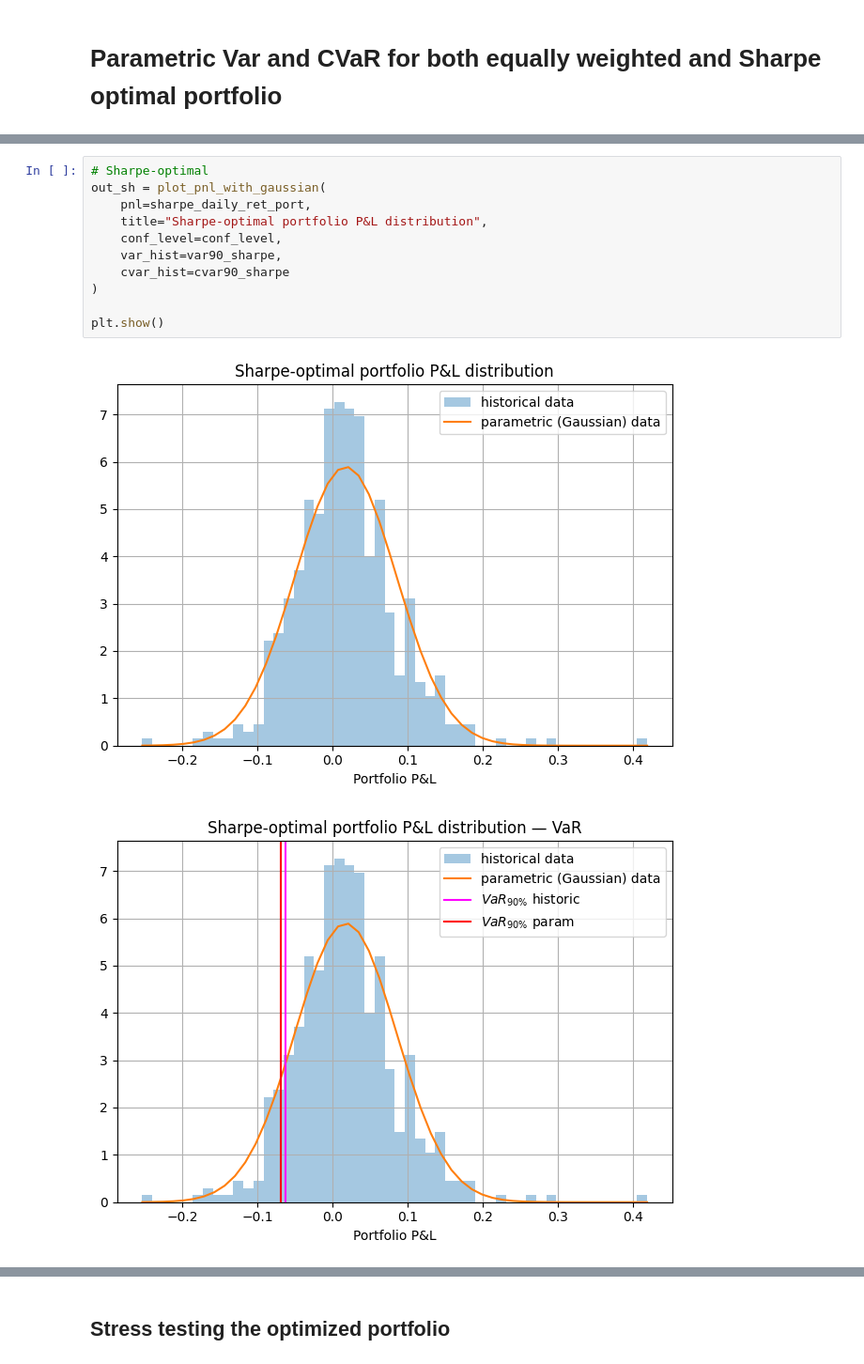
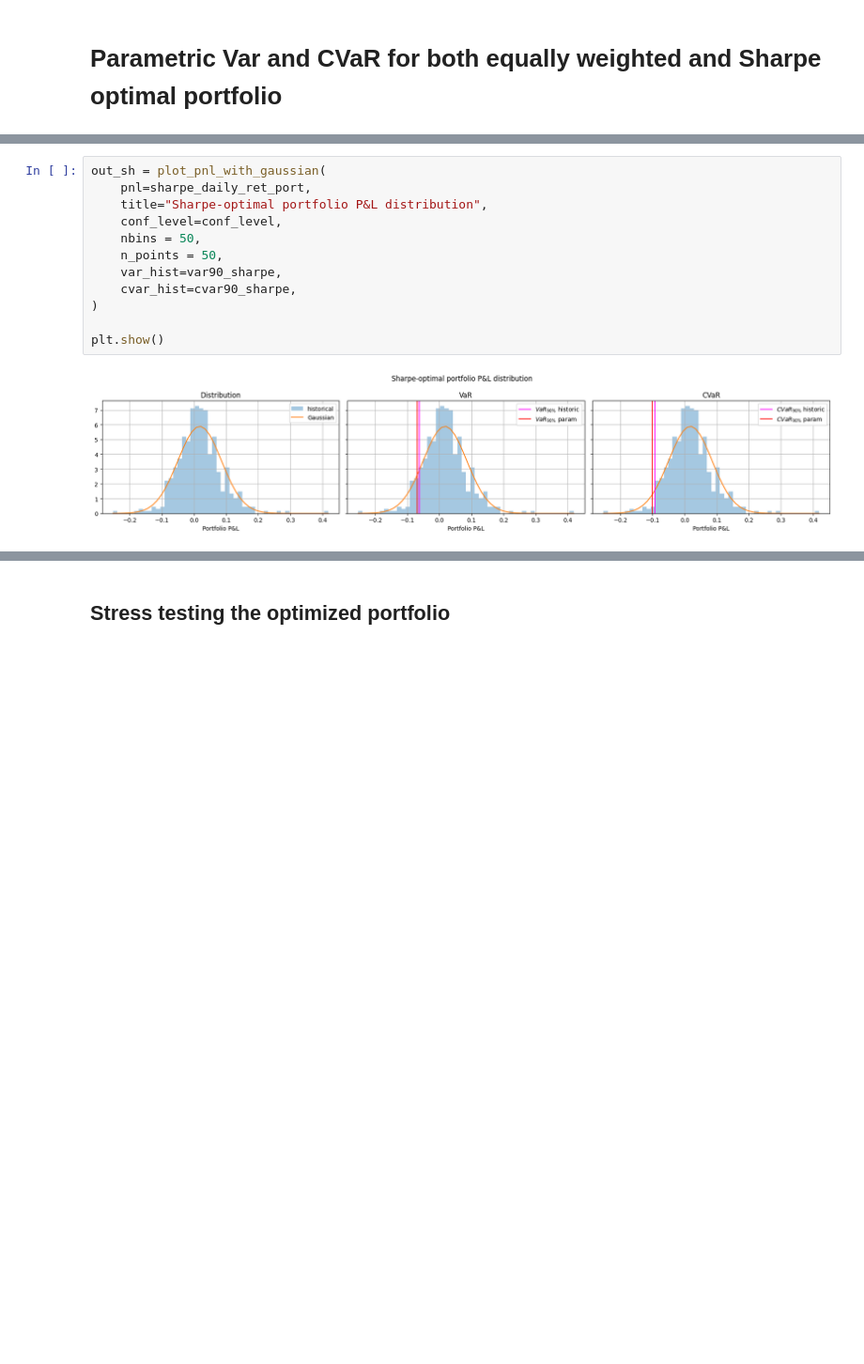
Before and after one commit to conformist89/optim-methods-asset-in-management, a Jupyter notebook: optim-intervace.ipynb, the cells around one changed output, grey strips where cells are left out. Shown at 94% size. Drawn from its saved outputs; the diff is of its cells as text; blank space fills up the shorter version.

```diff
--- a/optim-intervace.ipynb
+++ b/optim-intervace.ipynb
@@ -235,14 +234,14 @@ plt.show()
 # %%
-# Sharpe-optimal
 out_sh = plot_pnl_with_gaussian(
     pnl=sharpe_daily_ret_port,
     title="Sharpe-optimal portfolio P&L distribution",
     conf_level=conf_level,
+    nbins = 50,
+    n_points = 50,
     var_hist=var90_sharpe,
-    cvar_hist=cvar90_sharpe
+    cvar_hist=cvar90_sharpe,
 )
 
 plt.show()
 # %% [output]
-[figure, old version]
+[figure, new version]
-[figure, removed]
```
Also changed, not shown: parts of 2 cells of this notebook, 1 other file.
